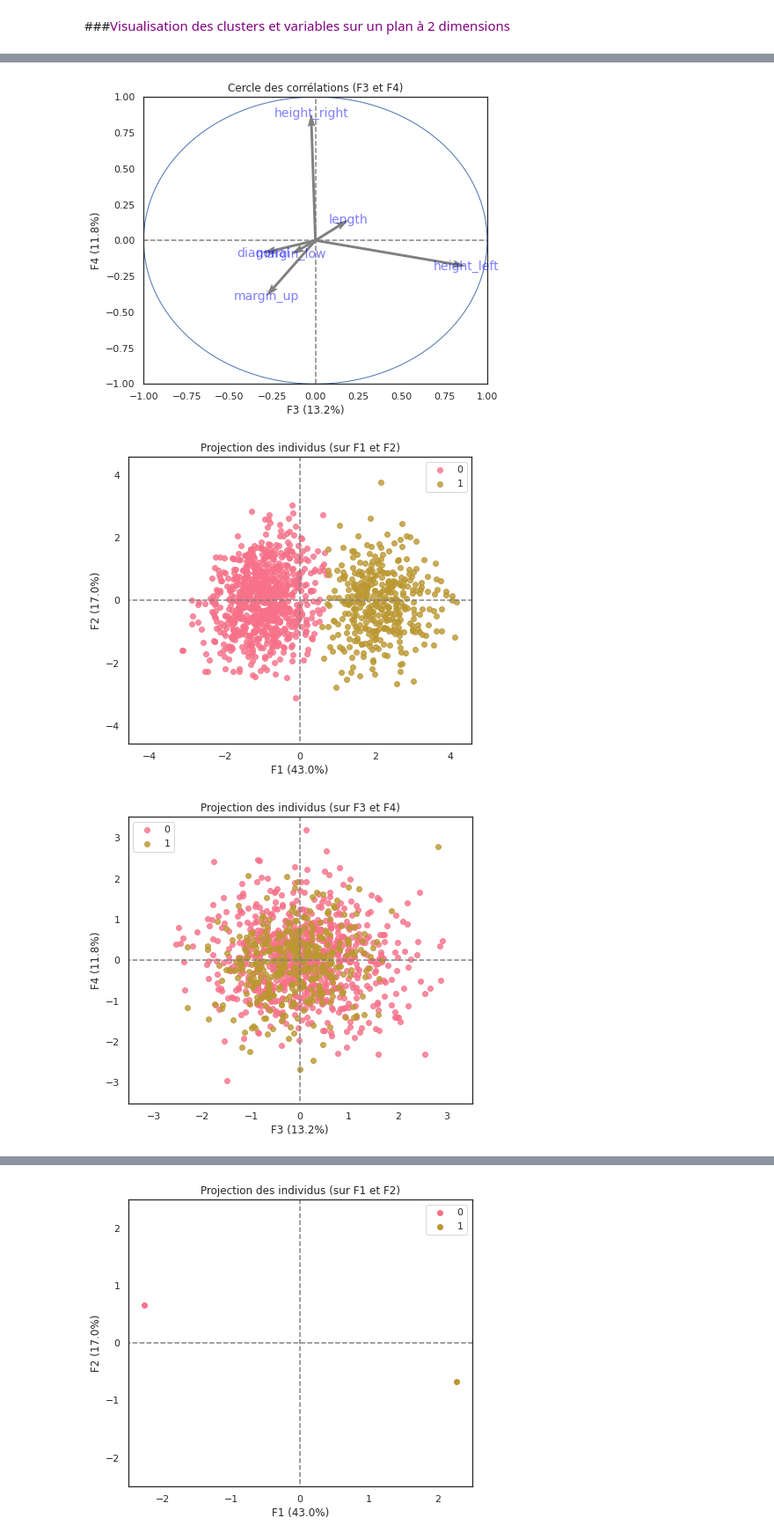
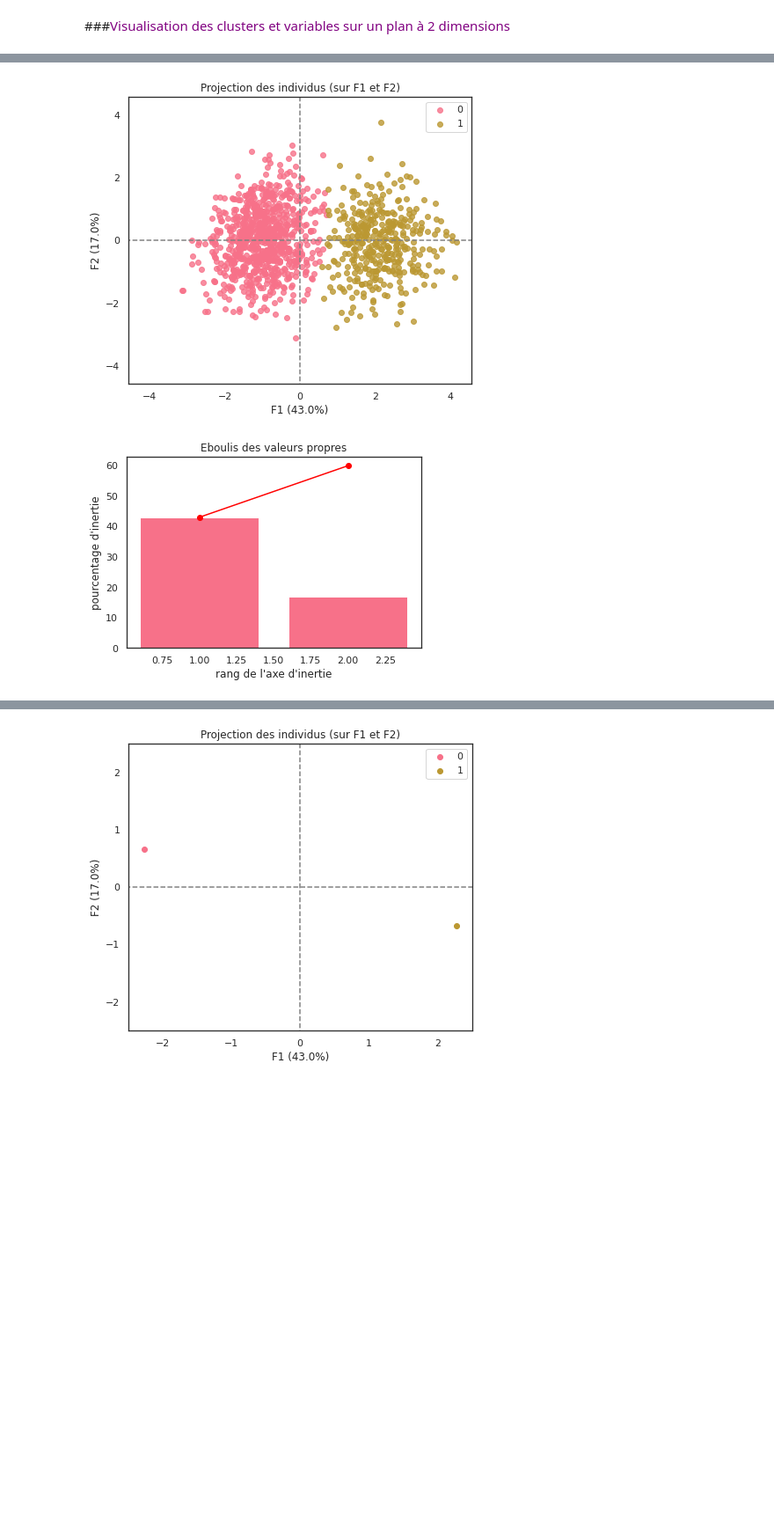
Before and after one commit to Randasabag/Detectez-des-faux-billets-avec-R-ou-Python, a Jupyter notebook: P10.ipynb, the cells around one changed output, grey strips where cells are left out. Shown at 88% size. Cells and saved outputs as stored; diff of their text form; code cells hidden in the pictures; blank space fills up the shorter version.

```diff
--- a/P10.ipynb
+++ b/P10.ipynb
@@ -1163,7 +1185,6 @@ params = { 'C' : np.logspace(-3, 3, 7),
            'solver' : ['newton-cg', 'lbfgs', 'liblinear']}
 # %%
 from sklearn.model_selection import GridSearchCV
-grid = GridSearchCV(logregop, params, cv=5, n_jobs=-1,
-                    return_train_score=True, verbose=1)
+grid = GridSearchCV(logregop, params, cv=5, n_jobs=-1, return_train_score=True, verbose=1)
 
 grid.fit(X_train,y_train)
@@ -1388,33 +1435,32 @@ df_cent
 # %%
 from sklearn.decomposition import PCA
 from sklearn import decomposition, preprocessing
 
-n_comp=4
+n_comp=2
 
 # Création du PCA pour réduire les données à 2 dimensions pour la visualisation
 pca = PCA(n_components=n_comp)
 pca.fit(X_train)
 
 # Cercle des corrélations
 from functions import display_circles
 pcs = pca.components_
 display_circles(pcs, n_comp, pca, [(0,1),(2,3)], labels = np.array(df_billets_final[variables].columns))
 
 # Projection des individus (nouvel espace vectoriel)
 X_projected = pca.transform(X_train)
 
 # Affiche un scatter plot des points des data dans le nouvel espace vectoriel
 from functions import display_factorial_planes
 display_factorial_planes(X_projected, n_comp, pca, [(0,1),(2,3)], labels=None, illustrative_var = kmeans.labels_, alpha = 0.8)
 
 # Eboulis des valeurs propres
 from functions import display_scree_plot
 display_scree_plot(pca)
 
 plt.savefig("PCA.png")
 plt.show()
 # %% [output]
 [figure]
-[figure, old version]
+[figure, new version]
-[figure, old version]
+[figure, new version]
-[figure, removed]
```
Also changed, not shown: parts of 23 cells of this notebook.
